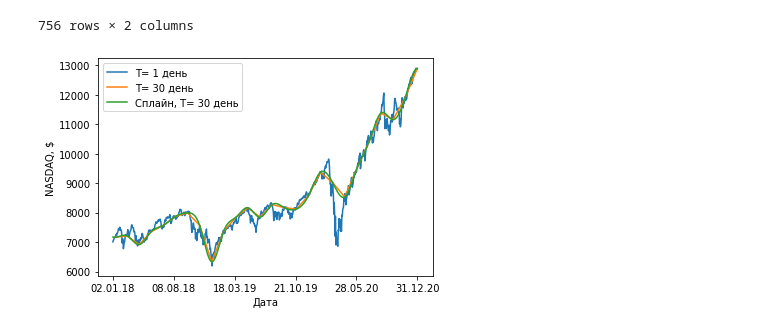
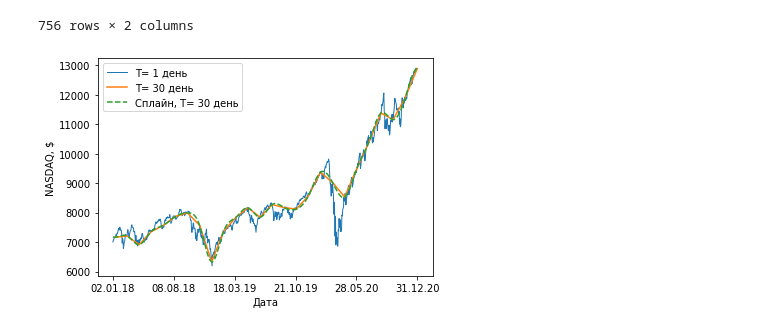
Before and after one commit to Karpovich-alex/phase-portrait-Nasdaq, a Jupyter notebook: interpolation_example.ipynb, the cells around one changed output. Saved outputs shown, nothing was run; the diff lists cells and outputs as text; code cells hidden in the pictures.

```diff
--- a/interpolation_example.ipynb
+++ b/interpolation_example.ipynb
@@ -33,6 +33,7 @@ data_nas
 data_nas_30 = slice_data(data_nas, slice_period=30, reset_index=False)
 x_30 = data_nas_30.index
 y_30 = data_nas_30['value']
+y_30 = y_30.reset_index(drop=True)
 x_1 = data_nas.index
 y_1 = data_nas['value']
 # %%
@@ -40,17 +41,17 @@ spline = CubicSpline(x_30, y_30, bc_type='clamped')
 # %%
 fig, ax = plt.subplots()
 xx, deriv = get_phase_portrait(x_30, y_30, deriv_num=2)
 tt = np.linspace(x_1[0], x_1[-1], num=deriv[0].shape[0])
-ax.plot(x_1, y_1,  label='T= 1 день')
+ax.plot(x_1, y_1,  label='T= 1 день', linewidth=1)
 ax.plot(x_30, y_30, label='T= 30 день')
 # ax.plot(tt, deriv[0],'--', label='deriv')
-ax.plot(x_1, spline(x_1), label='Сплайн, T= 30 день')
+ax.plot(x_1, spline(x_1), '--', label='Сплайн, T= 30 день')
 ax.set_ylabel('NASDAQ, $')
 ax.set_xlabel('Дата')
 ticks_num=6
 ax.set_xticks(ticks=get_ticks(x_1, ticks_num), labels=map(lambda x: x.strftime('%d.%m.%y'), get_ticks(data_nas['date'], ticks_num)))
 ax.legend();
 plt.savefig(f"Spline_example_nasdaq.png", dpi=200)
 plt.show()
 # %% [output]
-[figure, old version]
+[figure, new version]
```
Also changed, not shown: parts of 3 cells of this notebook.
